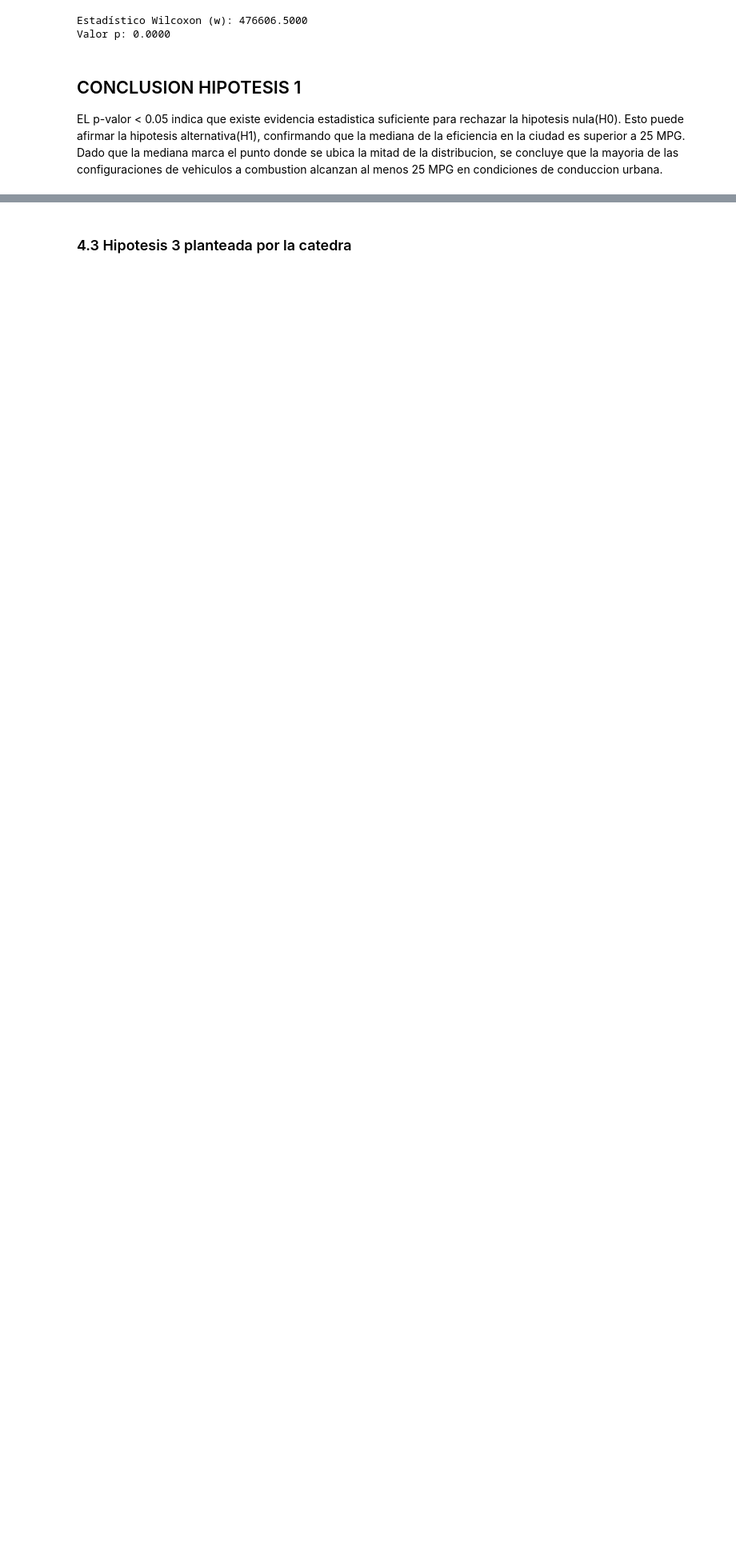
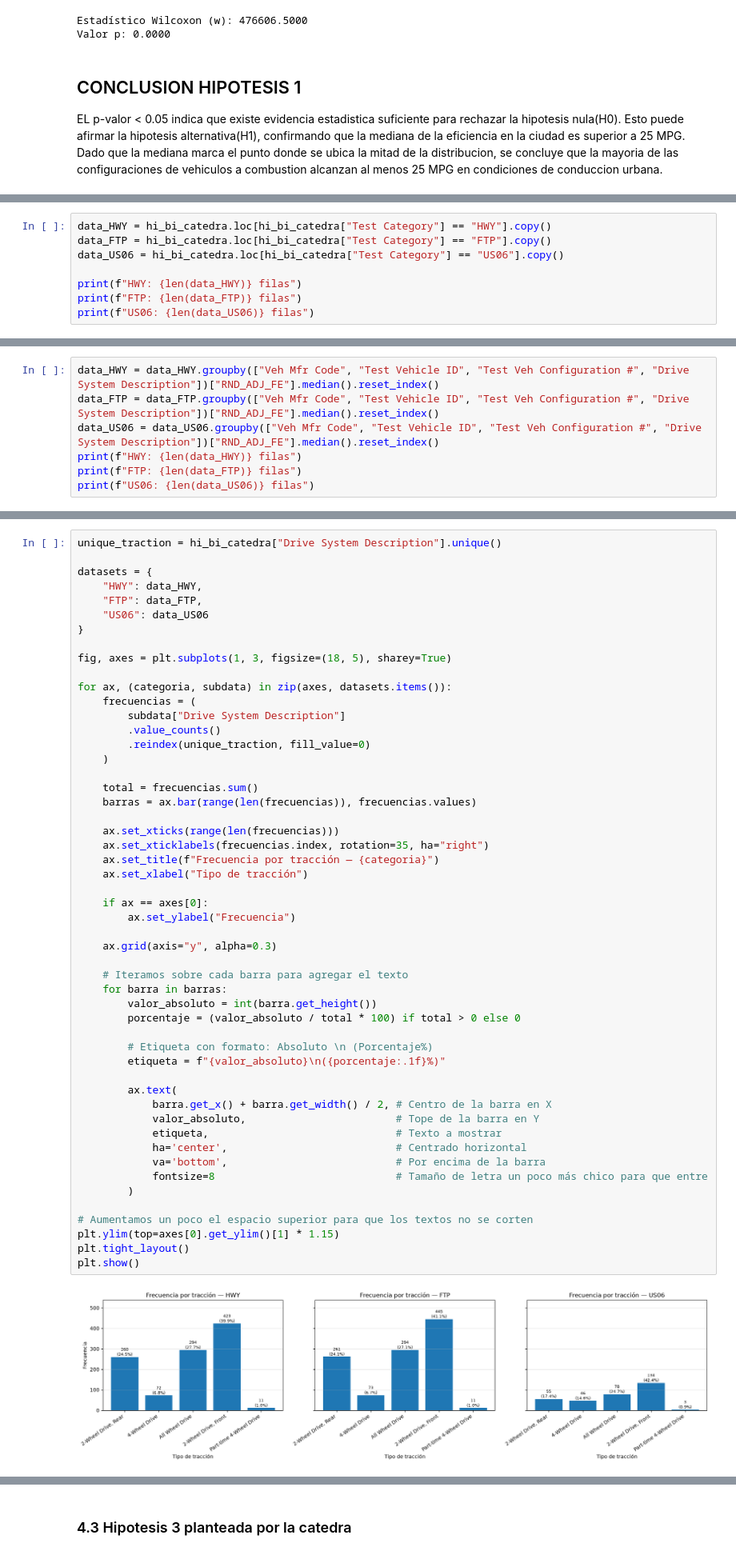
Before and after one commit to mdelrosariocoronado/tpe_fundamentos_2026, a Jupyter notebook: entrega.ipynb, the cells around one changed output, grey strips where cells are left out. Shown at 80% size. Drawn from its saved outputs; the diff is of its cells as text; blank space fills up the shorter version.

Commit message:
Pasado en limpio a entrega final de hipotesis Bivariadas

```diff
--- a/entrega.ipynb
+++ b/entrega.ipynb
@@ -521,0 +782,8 @@ EL p-valor < 0.05 indica que existe evidencia estadistica suficiente para rechaz
+# %%
+data_HWY = hi_bi_catedra.loc[hi_bi_catedra["Test Category"] == "HWY"].copy()
+data_FTP = hi_bi_catedra.loc[hi_bi_catedra["Test Category"] == "FTP"].copy()
+data_US06 = hi_bi_catedra.loc[hi_bi_catedra["Test Category"] == "US06"].copy()
+
+print(f"HWY: {len(data_HWY)} filas")
+print(f"FTP: {len(data_FTP)} filas")
+print(f"US06: {len(data_US06)} filas")
@@ -521,0 +855,7 @@ EL p-valor < 0.05 indica que existe evidencia estadistica suficiente para rechaz
+# %%
+data_HWY = data_HWY.groupby(["Veh Mfr Code", "Test Vehicle ID", "Test Veh Configuration #", "Drive System Description"])["RND_ADJ_FE"].median().reset_index()
+data_FTP = data_FTP.groupby(["Veh Mfr Code", "Test Vehicle ID", "Test Veh Configuration #", "Drive System Description"])["RND_ADJ_FE"].median().reset_index()
+data_US06 = data_US06.groupby(["Veh Mfr Code", "Test Vehicle ID", "Test Veh Configuration #", "Drive System Description"])["RND_ADJ_FE"].median().reset_index()
+print(f"HWY: {len(data_HWY)} filas")
+print(f"FTP: {len(data_FTP)} filas")
+print(f"US06: {len(data_US06)} filas")
@@ -521,0 +870,54 @@ EL p-valor < 0.05 indica que existe evidencia estadistica suficiente para rechaz
+# %%
+unique_traction = hi_bi_catedra["Drive System Description"].unique()
+
+datasets = {
+    "HWY": data_HWY,
+    "FTP": data_FTP,
+    "US06": data_US06
+}
+
+fig, axes = plt.subplots(1, 3, figsize=(18, 5), sharey=True)
+
+for ax, (categoria, subdata) in zip(axes, datasets.items()):
+    frecuencias = (
+        subdata["Drive System Description"]
+        .value_counts()
+        .reindex(unique_traction, fill_value=0)
+    )
+
+    total = frecuencias.sum()
+    barras = ax.bar(range(len(frecuencias)), frecuencias.values)
+
+    ax.set_xticks(range(len(frecuencias)))
+    ax.set_xticklabels(frecuencias.index, rotation=35, ha="right")
+    ax.set_title(f"Frecuencia por tracción — {categoria}")
+    ax.set_xlabel("Tipo de tracción")
+
+    if ax == axes[0]:
+        ax.set_ylabel("Frecuencia")
+
+    ax.grid(axis="y", alpha=0.3)
+
+    # Iteramos sobre cada barra para agregar el texto
+    for barra in barras:
+        valor_absoluto = int(barra.get_height())
+        porcentaje = (valor_absoluto / total * 100) if total > 0 else 0
+
+        # Etiqueta con formato: Absoluto \n (Porcentaje%)
+        etiqueta = f"{valor_absoluto}\n({porcentaje:.1f}%)"
+
+        ax.text(
+            barra.get_x() + barra.get_width() / 2, # Centro de la barra en X
+            valor_absoluto,                        # Tope de la barra en Y
+            etiqueta,                              # Texto a mostrar
+            ha='center',                           # Centrado horizontal
+            va='bottom',                           # Por encima de la barra
+            fontsize=8                             # Tamaño de letra un poco más chico para que entre
+        )
+
+# Aumentamos un poco el espacio superior para que los textos no se corten
+plt.ylim(top=axes[0].get_ylim()[1] * 1.15)
+plt.tight_layout()
+plt.show()
+# %% [output]
+[figure, added]
```
Also changed, not shown: parts of 88 cells of this notebook.
